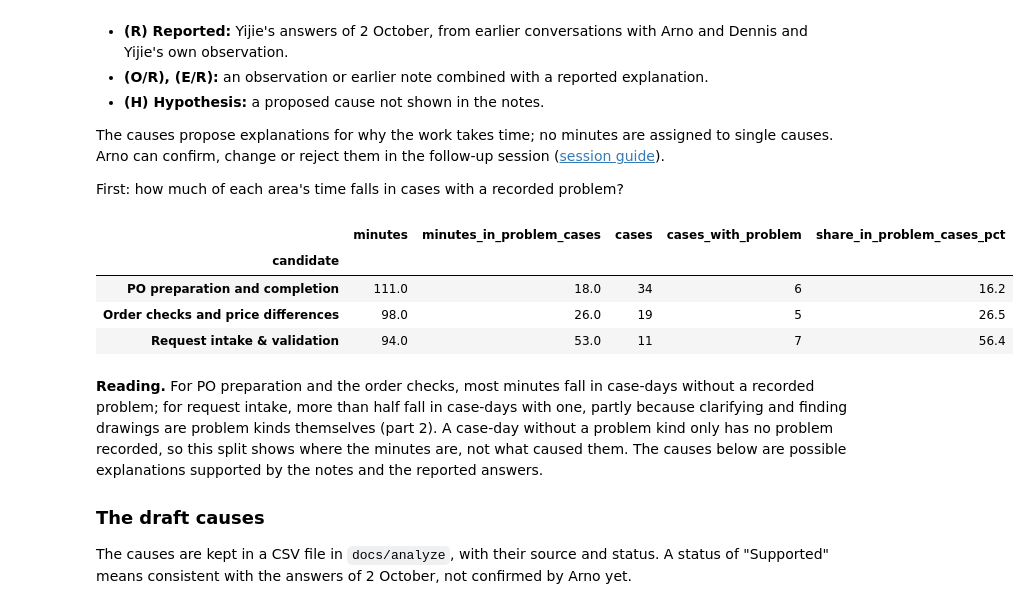
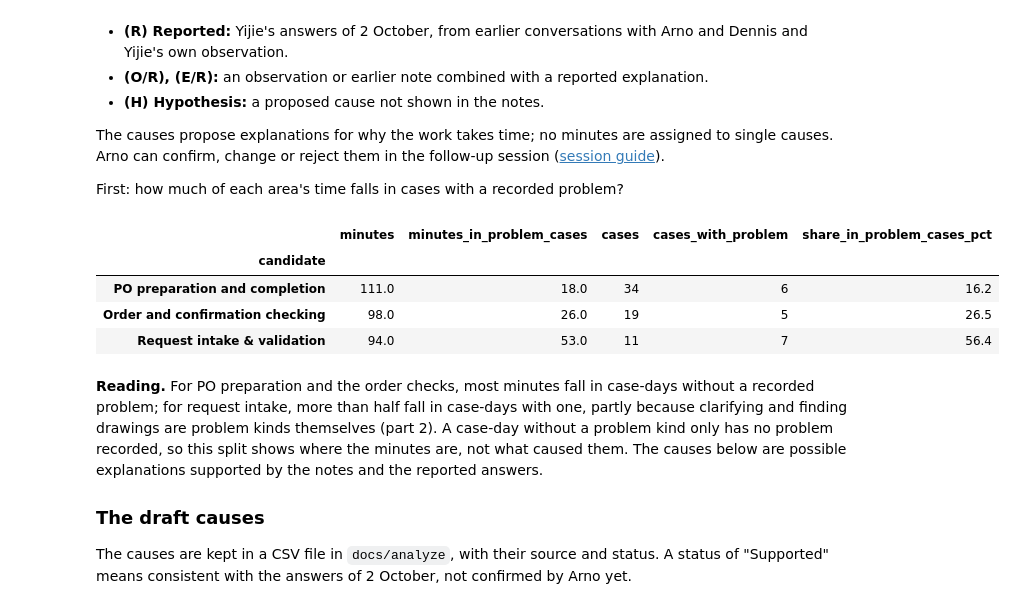
Before and after one commit to Luuuuuig/Bachelor-End-Project, a Jupyter notebook: Arno_Analysis_2026_10_02.ipynb, the cells around one changed output. Cells and saved outputs as stored; diff of their text form; code cells hidden in the pictures.

```diff
--- a/Arno_Analysis_2026_10_02.ipynb
+++ b/Arno_Analysis_2026_10_02.ipynb
@@ -1285,7 +1287,7 @@ Each candidate area is a set of kinds of work. A record belongs to an area if it
 # Candidate areas as sets of kinds of work
 candidates = {
     "PO preparation and completion": ["K02"],
-    "Order checks and price differences": ["K04", "K17", "K18"],
+    "Order and confirmation checking": ["K04", "K17", "K18"],
     "Request intake & validation": ["K08", "K09", "K10", "K11"],
     "MAX, demand consolidation and HOLD/order decisions": ["K03"],
     "Article or supplier data in Exact": ["K12"],
@@ -1471,24 +1498,24 @@ The causes propose explanations for why the work takes time; no minutes are assi
 First: how much of each area's time falls in cases with a recorded problem?
 # %%
 # Minutes of each area in cases with and without a recorded problem
-focus = ["PO preparation and completion", "Order checks and price differences", "Request intake & validation"]
+focus = ["PO preparation and completion", "Order and confirmation checking", "Request intake & validation"]
 problem_case_ids = cases.index[cases["has_problem"]]
 
 split = []
 for name in focus:
     rows = scope_rows.loc[scope_flags[candidates[name]].any(axis=1)]
     in_problem_case = rows["case_ref"].isin(problem_case_ids)
     split.append([name, rows["minutes"].sum(), rows.loc[in_problem_case, "minutes"].sum(),
                   rows["case_ref"].nunique(), rows.loc[in_problem_case, "case_ref"].nunique()])
 
 split = pd.DataFrame(split, columns=["candidate", "minutes", "minutes_in_problem_cases", "cases", "cases_with_problem"]).set_index("candidate")
 split["share_in_problem_cases_pct"] = split["minutes_in_problem_cases"] / split["minutes"] * 100
 split.round(1)
 # %% [output]
 |  | minutes | minutes_in_problem_cases | cases | cases_with_problem | share_in_problem_cases_pct |
 | candidate |  |  |  |  |  |
 | PO preparation and completion | 111.0 | 18.0 | 34 | 6 | 16.2 |
-| Order checks and price differences | 98.0 | 26.0 | 19 | 5 | 26.5 |
+| Order and confirmation checking | 98.0 | 26.0 | 19 | 5 | 26.5 |
 | Request intake & validation | 94.0 | 53.0 | 11 | 7 | 56.4 |
 # %% [markdown]
 **Reading.** For PO preparation and the order checks, most minutes fall in case-days without a recorded problem; for request intake, more than half fall in case-days with one, partly because clarifying and finding drawings are problem kinds themselves (part 2). A case-day without a problem kind only has no problem recorded, so this split shows where the minutes are, not what caused them. The causes below are possible explanations supported by the notes and the reported answers.
```
Also changed, not shown: parts of 16 cells of this notebook, 20 other files.
